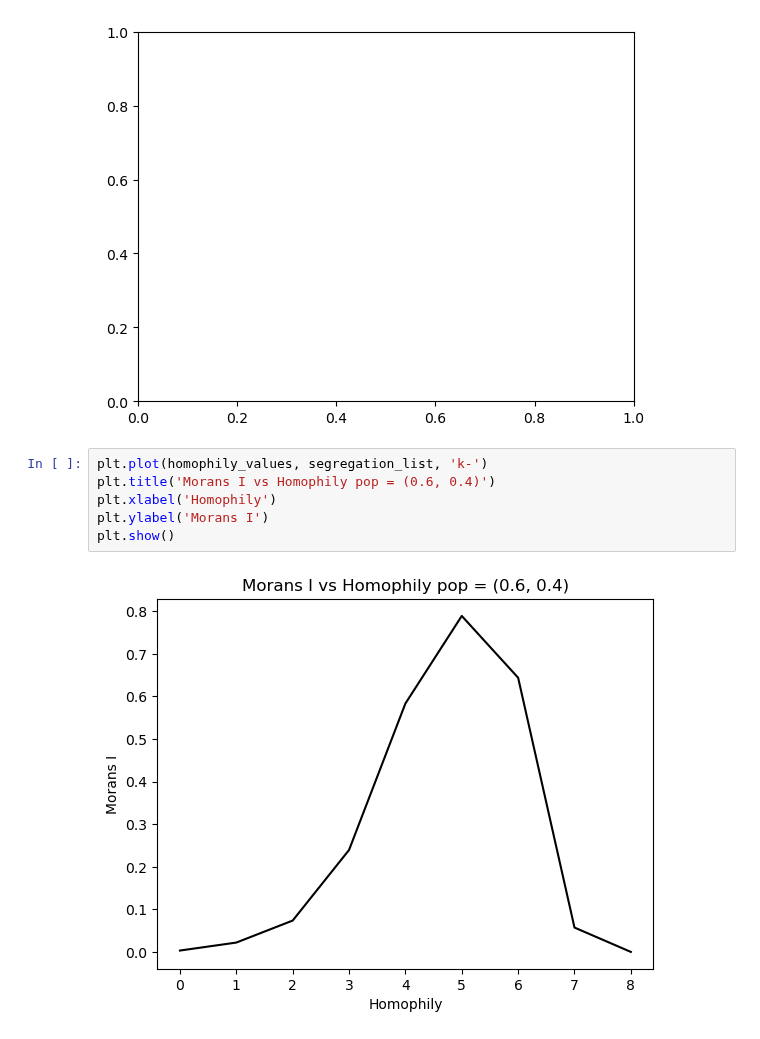
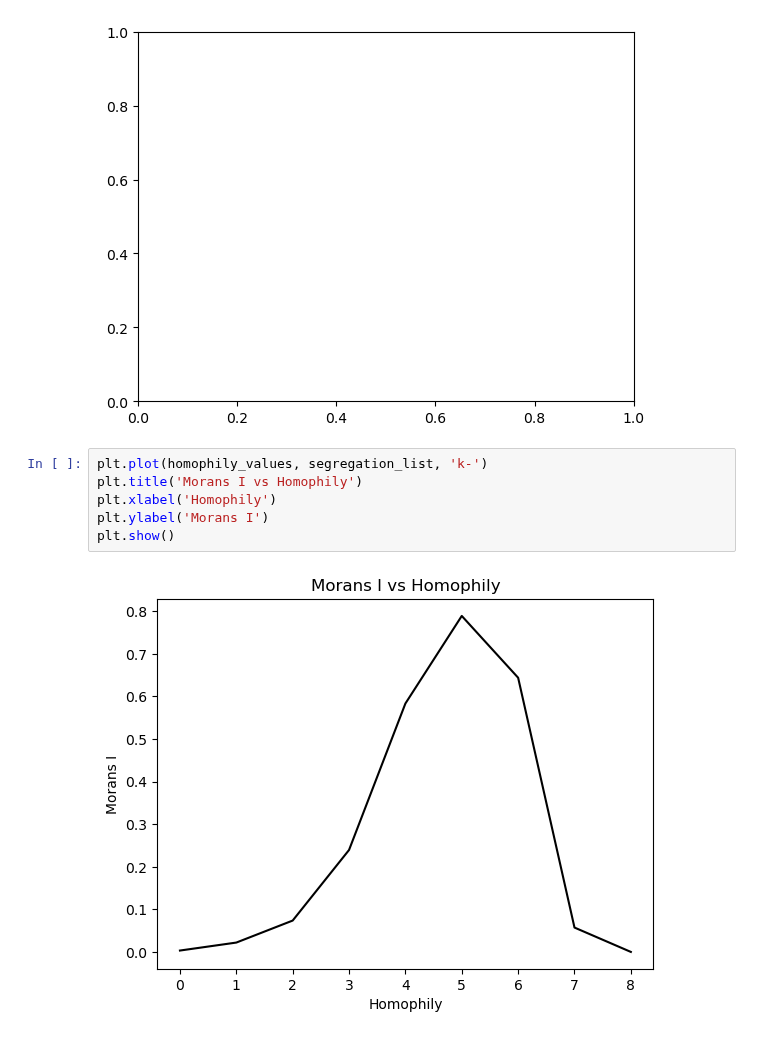
Before and after one commit to aM0NKE/ComplexSystemSimulation, a Jupyter notebook: mesa-schelling/final_analysis.ipynb, the cells around one changed output. Cells and saved outputs as stored; diff of their text form.

```diff
--- a/mesa-schelling/final_analysis.ipynb
+++ b/mesa-schelling/final_analysis.ipynb
@@ -614,9 +614,9 @@ ValueError: x and y must have same first dimension, but have shapes (10,) and (9
 [figure]
 # %%
 plt.plot(homophily_values, segregation_list, 'k-')
-plt.title('Morans I vs Homophily pop = (0.6, 0.4)')
+plt.title('Morans I vs Homophily')
 plt.xlabel('Homophily')
 plt.ylabel('Morans I')
 plt.show()
 # %% [output]
-[figure, old version]
+[figure, new version]
```
Also changed, not shown: 4 other files.
